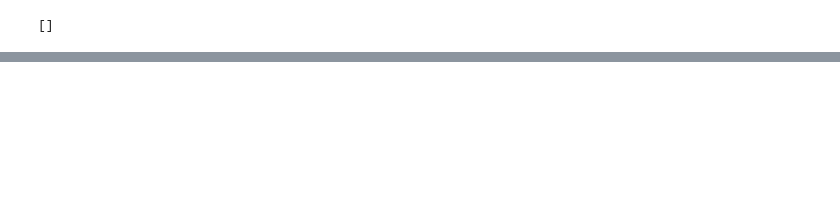
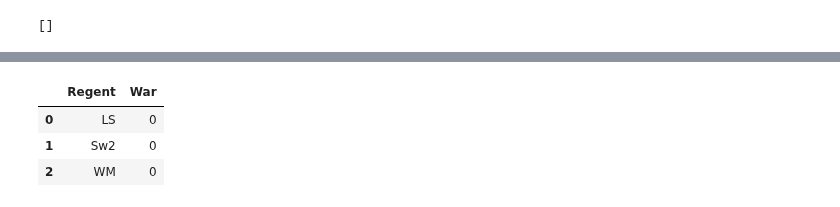
Before and after one commit to NeverForged/Regency, a Jupyter notebook: Code Testing.ipynb, the cells around one changed output, grey strips where cells are left out. Cells and saved outputs as stored; diff of their text form; code cells hidden in the pictures; blank space fills up the shorter version.

```diff
--- a/Code Testing.ipynb
+++ b/Code Testing.ipynb
@@ -112,0 +91,16 @@ Game.errors
+# %%
+Regent = 'WM'
+
+valid = pd.concat([self.Relationships[self.Relationships['Regent'] == Regent], self.Relationships[self.Relationships['Other']==Regent]], sort=False)
+valid = pd.concat([valid[valid['Vassalage']>0], valid[valid['At War']>0], valid[valid['Diplomacy']>2]])
+valid['War'] = 1*(valid['At War'] > 0)
+valid_ = valid.copy()
+valid_['Regent'] = valid['Other']
+valid = pd.concat([valid[['Regent', 'War']], valid_[['Regent', 'War']]]).groupby('Regent').max().reset_index()
+
+valid
+# %% [output]
+|  | Regent | War |
+| 0 | LS | 0 |
+| 1 | Sw2 | 0 |
+| 2 | WM | 0 |
```
Also changed, not shown: parts of 15 cells of this notebook, 4 other files.
